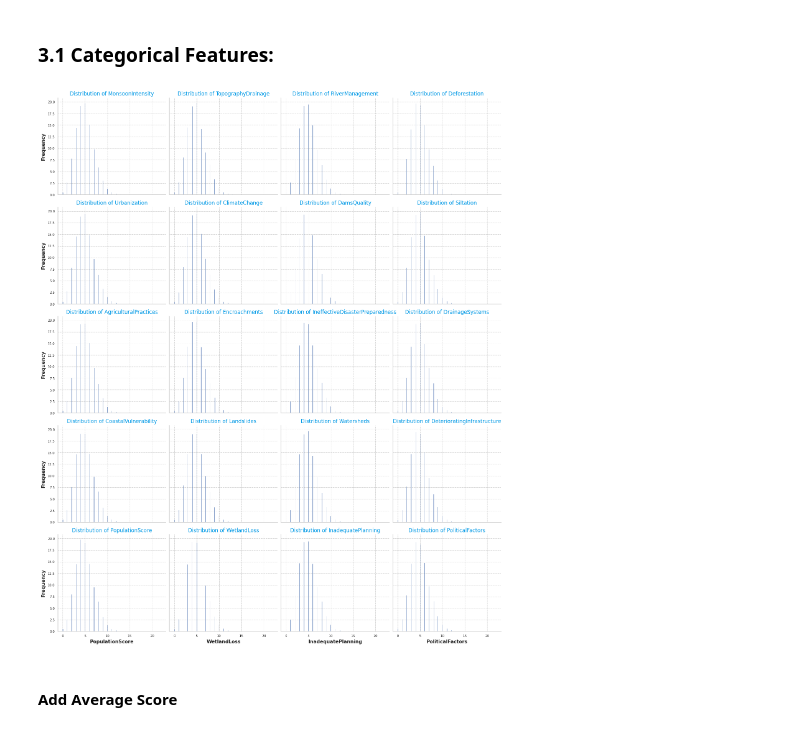
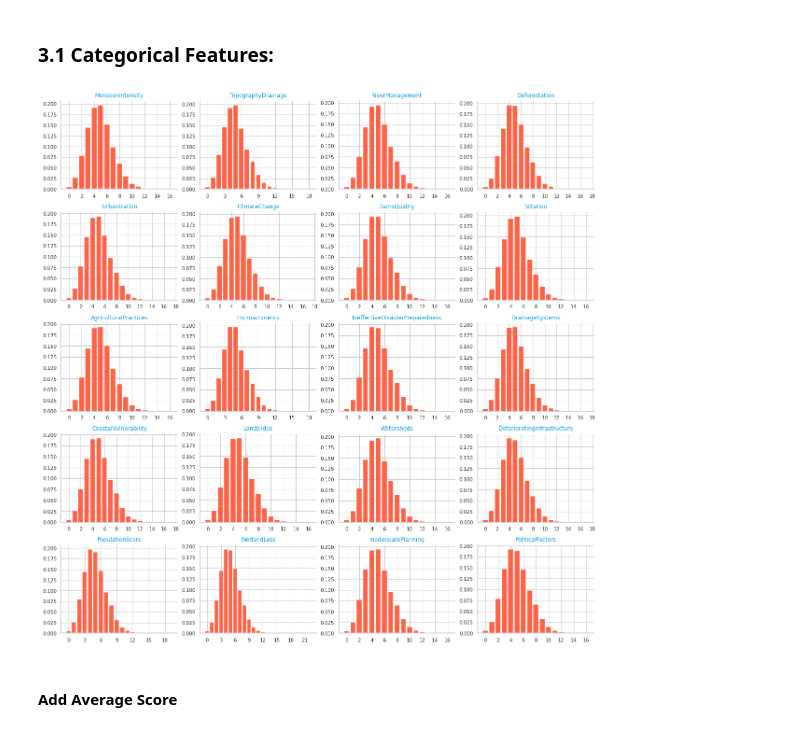
Before and after one commit to fabriziobasso/kaggle, a Jupyter notebook: S4E5_EDA.ipynb, the cells around one changed output. Cells and saved outputs as stored; diff of their text form; code cells hidden in the pictures.

```diff
--- a/S4E5_EDA.ipynb
+++ b/S4E5_EDA.ipynb
@@ -830,20 +917,20 @@ len(features)
 20
 # %% [markdown]
 ### 3.1 Categorical Features:
-# %%
-hist_df = train_df.sample(frac=0.3)
-
-fig, axs = plt.subplots(5,4,figsize=(15,18),sharey=True,sharex=True)
-axs = np.ravel(axs)
-for num, f in enumerate(features):
-  sns.histplot(data=hist_df, x=f, stat="percent", ax=axs[num])
-  axs[num].set_title(f'Distribution of {f}', fontsize=12)
-  axs[num].set_xlabel(f)
-  axs[num].set_ylabel('Frequency')
-  axs[num].grid(True,linestyle="--")
-
-plt.tight_layout()
-# %% [output]
-[figure, removed]
+# %%
+from matplotlib.ticker import MaxNLocator
+
+_, axs = plt.subplots(5, 4, figsize=(12, 12))
+for col, ax in zip(features, axs.ravel()):
+    vc = train_df[col].value_counts() / len(train_df)
+    ax.bar(vc.index, vc, color="tomato")
+    #vc = test_df[col].value_counts() / len(test_df)
+    #ax.bar(vc.index, vc, alpha=0.6)
+    ax.set_title(col)
+    ax.xaxis.set_major_locator(MaxNLocator(integer=True)) # only integer labels
+plt.tight_layout()
+plt.show()
+# %% [output]
+[figure, added]
 # %% [markdown]
 #### **Add Average Score**
```
Also changed, not shown: parts of 105 cells of this notebook.
